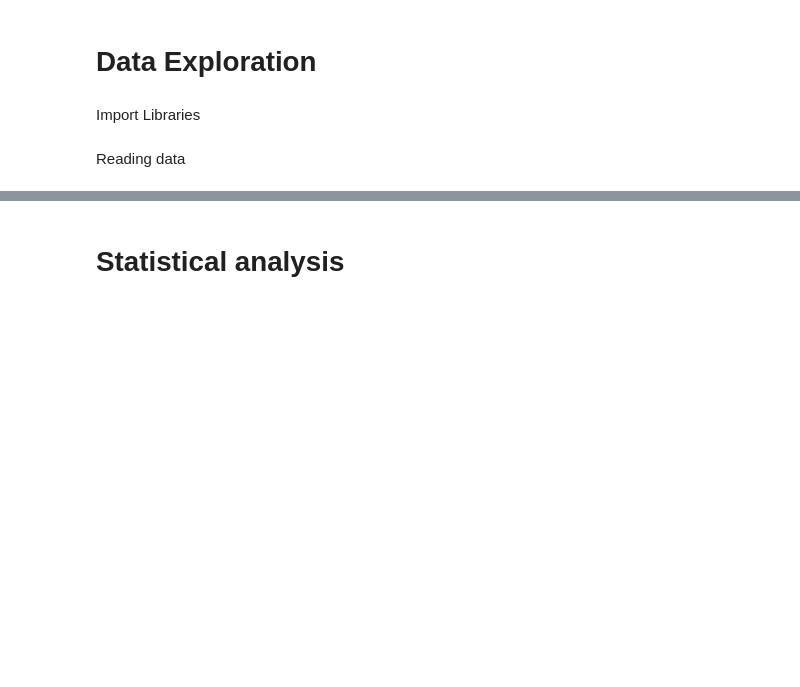
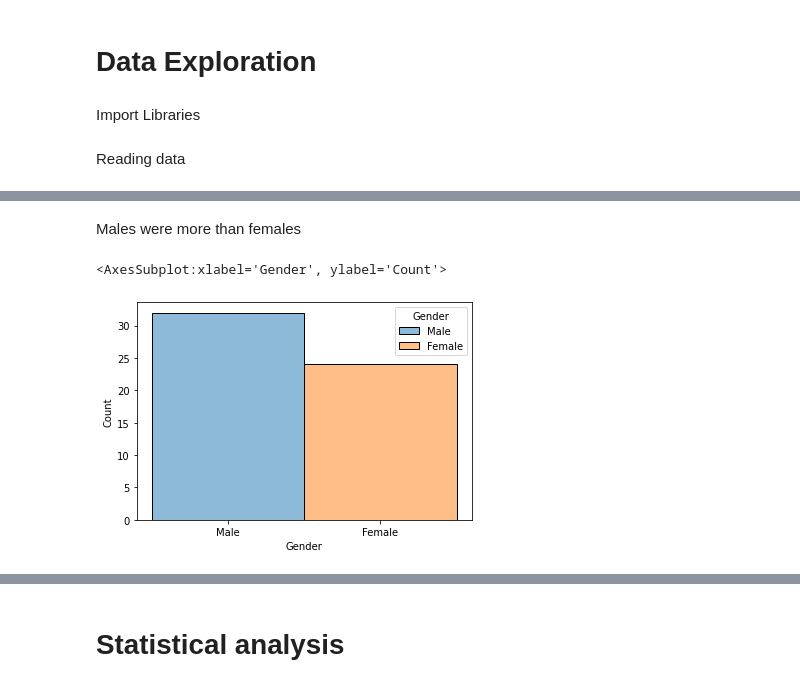
Before and after one commit to Mariamali2001/Bachelor_Project, a Jupyter notebook: ProjectBSI/BSI.ipynb, the cells around one changed output, grey strips where cells are left out. Saved outputs shown, nothing was run; the diff lists cells and outputs as text; code cells hidden in the pictures; blank space fills up the shorter version.

```diff
--- a/ProjectBSI/BSI.ipynb
+++ b/ProjectBSI/BSI.ipynb
@@ -42,0 +159,7 @@ data.describe()
+# %% [markdown]
+Males were more than females
+# %%
+sns.histplot(x='Gender', hue='Gender', data=data)
+# %% [output]
+<AxesSubplot:xlabel='Gender', ylabel='Count'>
+[figure, added]
```
Also changed, not shown: parts of 178 cells of this notebook, 5 other files.
